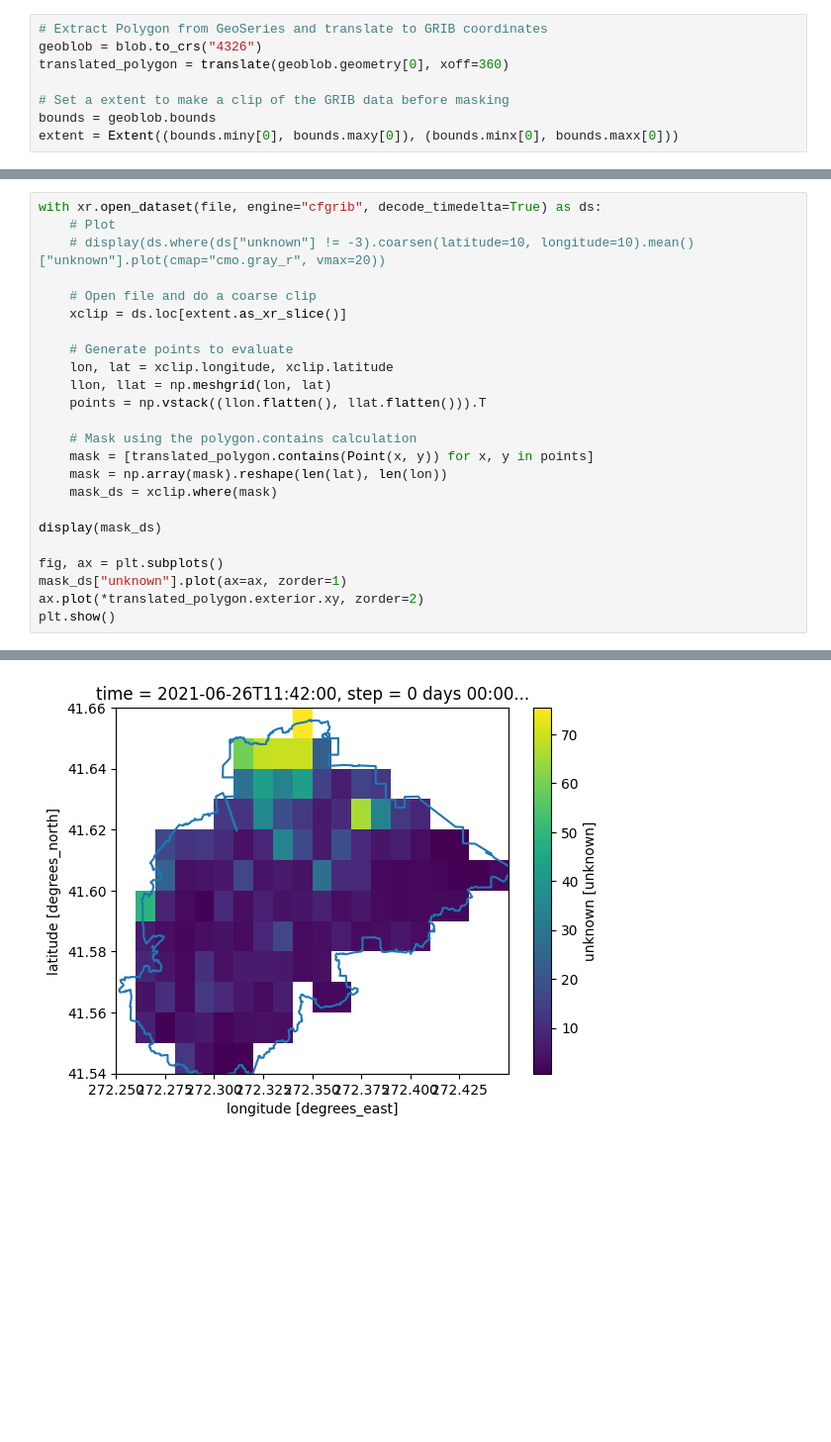
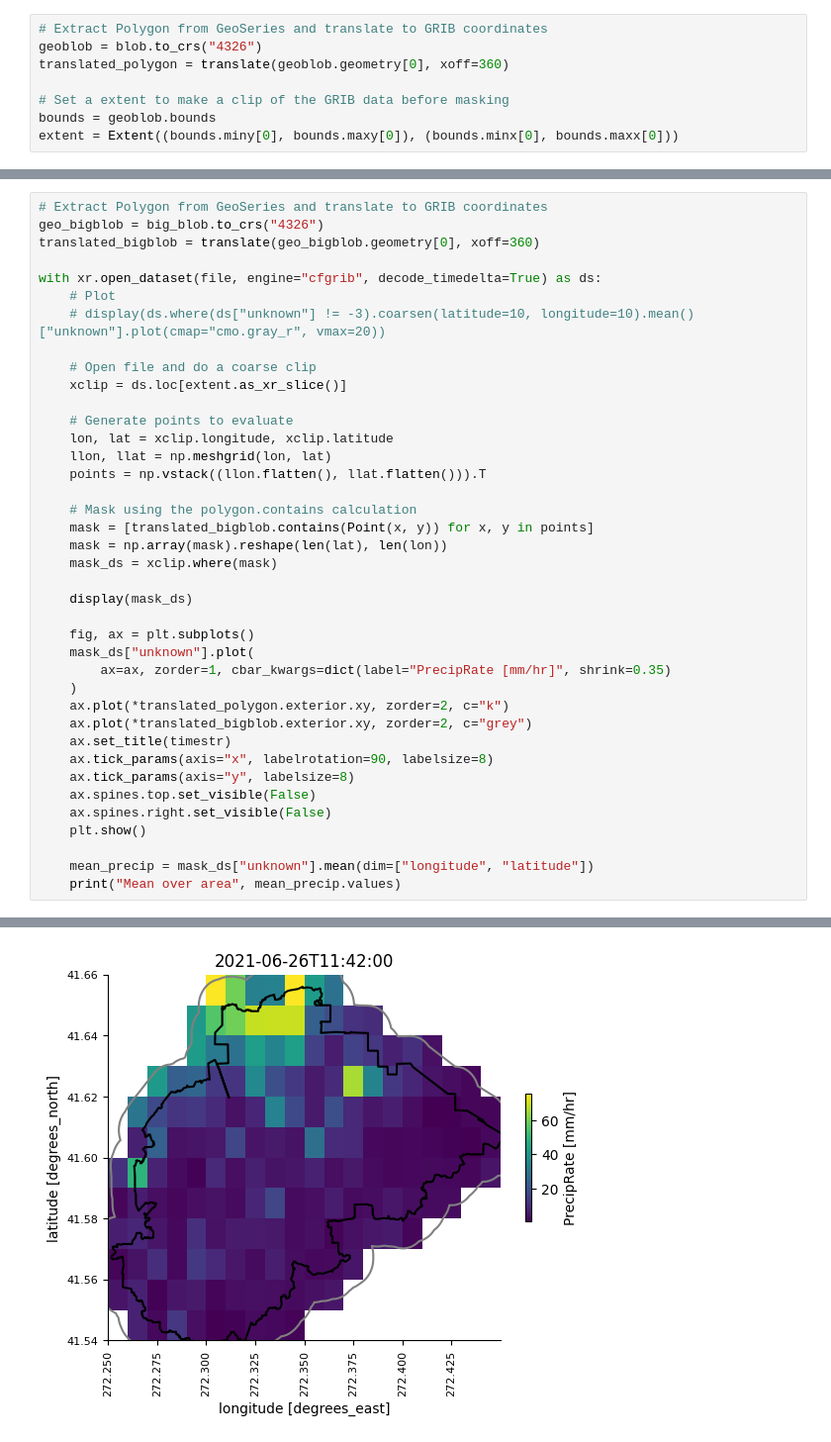
Before and after one commit to edsaac/emaremes, a Jupyter notebook: carpentry/extract_timeseries/timeseries_polygon.ipynb, the cells around one changed output, grey strips where cells are left out. Shown at 99% size. Saved outputs shown, nothing was run; the diff lists cells and outputs as text; blank space fills up the shorter version.

```diff
--- a/carpentry/extract_timeseries/timeseries_polygon.ipynb
+++ b/carpentry/extract_timeseries/timeseries_polygon.ipynb
@@ -65,4 +185,8 @@ file = files[350]
 # %%
+# Extract Polygon from GeoSeries and translate to GRIB coordinates
+geo_bigblob = big_blob.to_crs("4326")
+translated_bigblob = translate(geo_bigblob.geometry[0], xoff=360)
+
 with xr.open_dataset(file, engine="cfgrib", decode_timedelta=True) as ds:
     # Plot
     # display(ds.where(ds["unknown"] != -3).coarsen(latitude=10, longitude=10).mean()["unknown"].plot(cmap="cmo.gray_r", vmax=20))
@@ -76,16 +200,27 @@ with xr.open_dataset(file, engine="cfgrib", decode_timedelta=True) as ds:
     points = np.vstack((llon.flatten(), llat.flatten())).T
 
     # Mask using the polygon.contains calculation
-    mask = [translated_polygon.contains(Point(x, y)) for x, y in points]
+    mask = [translated_bigblob.contains(Point(x, y)) for x, y in points]
     mask = np.array(mask).reshape(len(lat), len(lon))
     mask_ds = xclip.where(mask)
 
-display(mask_ds)
+    display(mask_ds)
 
-fig, ax = plt.subplots()
-mask_ds["unknown"].plot(ax=ax, zorder=1)
-ax.plot(*translated_polygon.exterior.xy, zorder=2)
-plt.show()
+    fig, ax = plt.subplots()
+    mask_ds["unknown"].plot(
+        ax=ax, zorder=1, cbar_kwargs=dict(label="PrecipRate [mm/hr]", shrink=0.35)
+    )
+    ax.plot(*translated_polygon.exterior.xy, zorder=2, c="k")
+    ax.plot(*translated_bigblob.exterior.xy, zorder=2, c="grey")
+    ax.set_title(timestr)
+    ax.tick_params(axis="x", labelrotation=90, labelsize=8)
+    ax.tick_params(axis="y", labelsize=8)
+    ax.spines.top.set_visible(False)
+    ax.spines.right.set_visible(False)
+    plt.show()
+
+    mean_precip = mask_ds["unknown"].mean(dim=["longitude", "latitude"])
+    print("Mean over area", mean_precip.values)
 # %% [output]
 <xarray.Dataset> Size: 1kB
 Dimensions:         (latitude: 12, longitude: 20)
@@ -109 +244 @@ Attributes:
-[figure, old version]
+[figure, new version]
```
Also changed, not shown: parts of 12 cells of this notebook, 7 other files.
